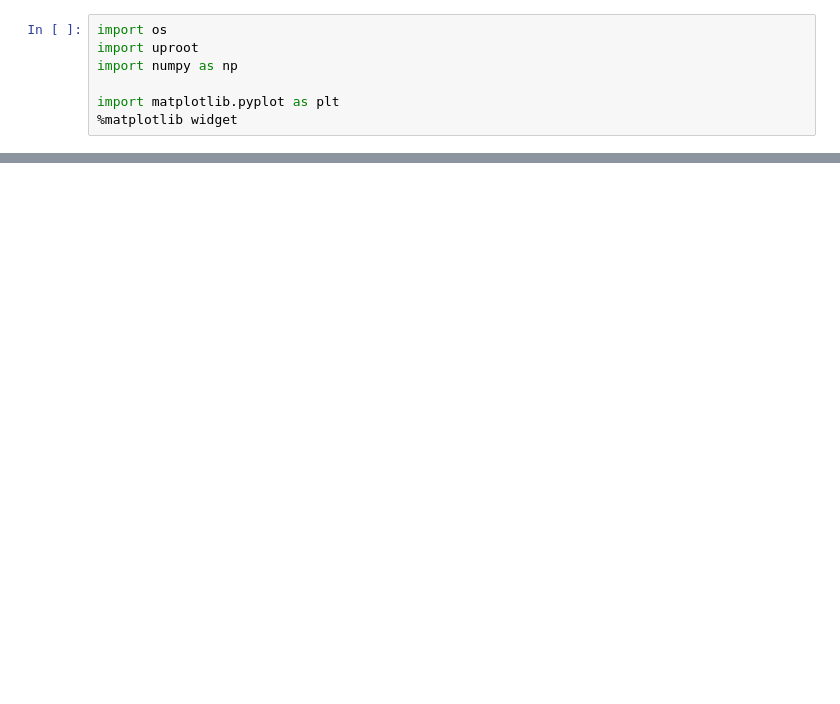
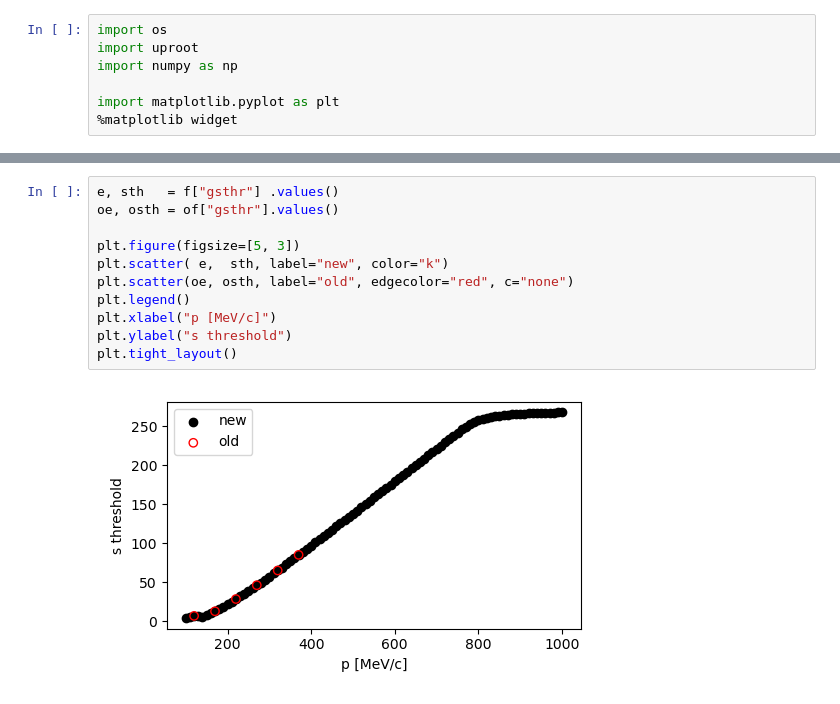
Before and after one commit to lolorestrepo/WCSimFQTuningTools, a Jupyter notebook: CProfiles/Analysis/integrals.ipynb, the cells around one changed output, grey strips where cells are left out. Cells and saved outputs as stored; diff of their text form; blank space fills up the shorter version.

```diff
--- a/CProfiles/Analysis/integrals.ipynb
+++ b/CProfiles/Analysis/integrals.ipynb
@@ -72,0 +73,13 @@ oe, osth = of["gsthr"].values()
+# %%
+e, sth   = f["gsthr"] .values()
+oe, osth = of["gsthr"].values()
+
+plt.figure(figsize=[5, 3])
+plt.scatter( e,  sth, label="new", color="k")
+plt.scatter(oe, osth, label="old", edgecolor="red", c="none")
+plt.legend()
+plt.xlabel("p [MeV/c]")
+plt.ylabel("s threshold")
+plt.tight_layout()
+# %% [output]
+[figure, added]
```
Also changed, not shown: parts of 7 cells of this notebook, 16 other files.
